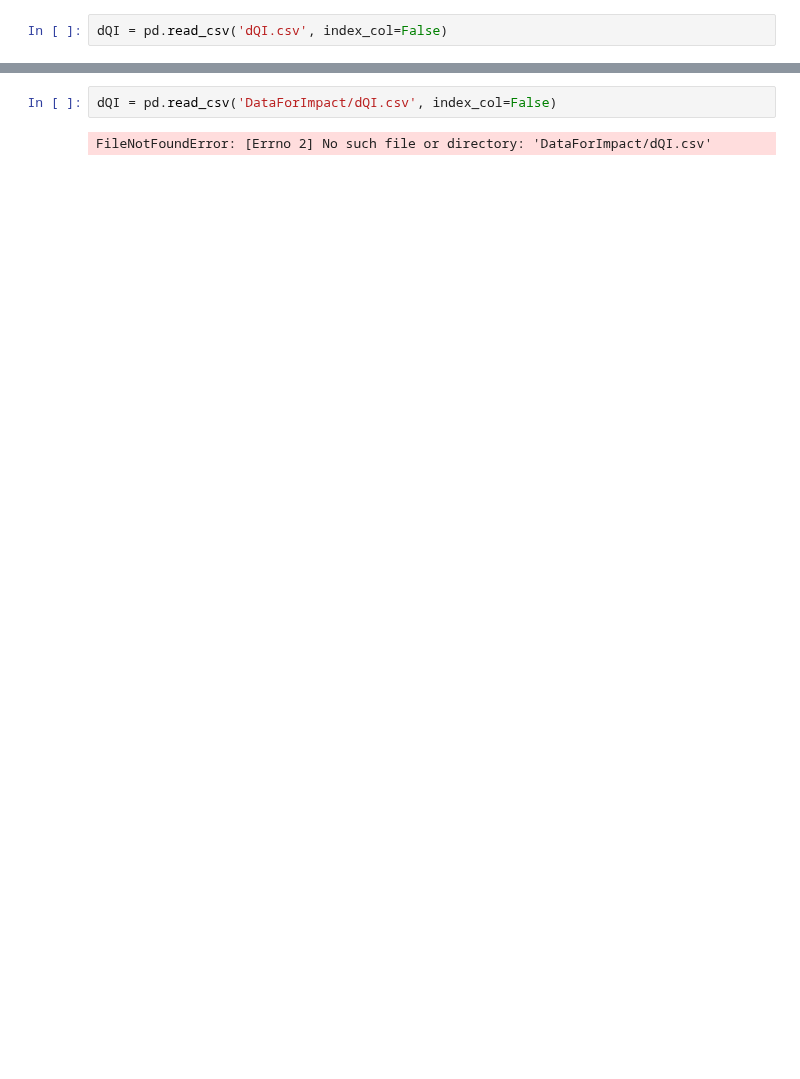
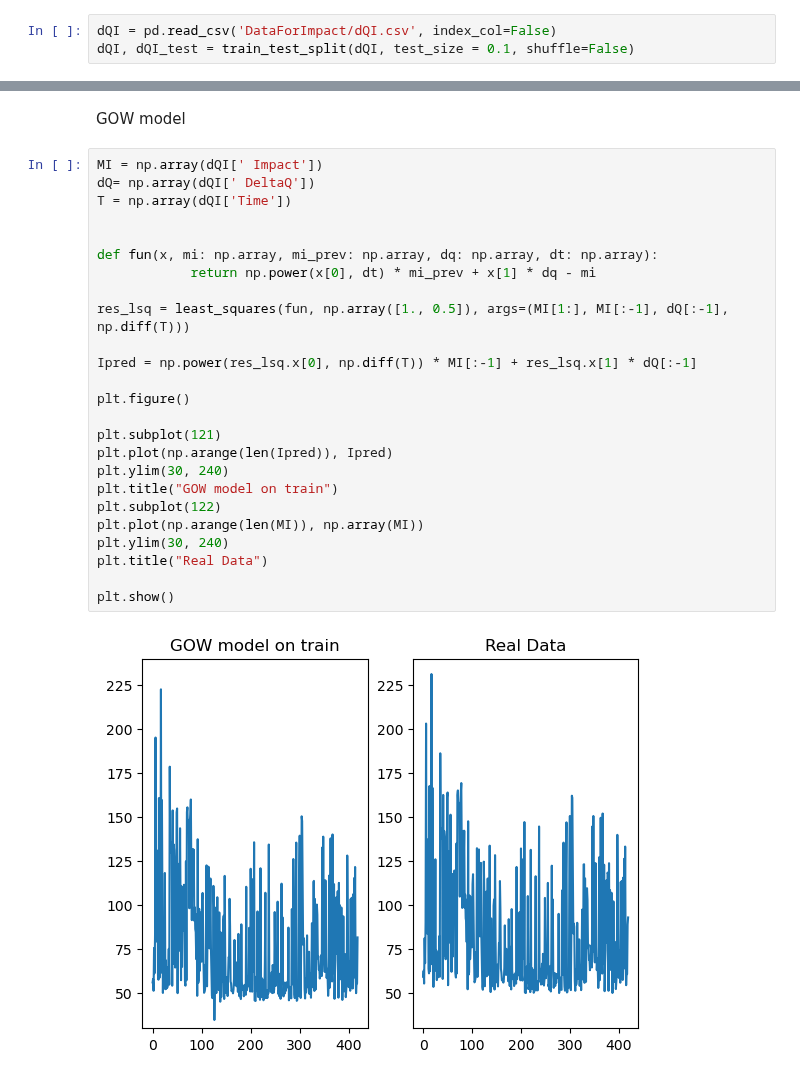
Before and after one commit to VsevolodZaostrovsky/OWModel, a Jupyter notebook: ImpactPrediction/FittingModels.ipynb, the cells around one changed output, grey strips where cells are left out. Drawn from its saved outputs; the diff is of its cells as text; blank space fills up the shorter version.

Commit message:
Models are completed

```diff
--- a/ImpactPrediction/FittingModels.ipynb
+++ b/ImpactPrediction/FittingModels.ipynb
@@ -7,2 +7,3 @@ from scipy.optimize import least_squares
 # %%
-dQI = pd.read_csv('dQI.csv', index_col=False)
+dQI = pd.read_csv('DataForImpact/dQI.csv', index_col=False)
+dQI, dQI_test = train_test_split(dQI, test_size = 0.1, shuffle=False)
@@ -124,4 +10,29 @@ class GOWModel:
-# %%
-dQI = pd.read_csv('DataForImpact/dQI.csv', index_col=False)
-# %% [output]
-FileNotFoundError: [Errno 2] No such file or directory: 'DataForImpact/dQI.csv'
+# %% [markdown]
+GOW model
+# %%
+MI = np.array(dQI[' Impact'])
+dQ= np.array(dQI[' DeltaQ'])
+T = np.array(dQI['Time'])
+
+
+def fun(x, mi: np.array, mi_prev: np.array, dq: np.array, dt: np.array):
+            return np.power(x[0], dt) * mi_prev + x[1] * dq - mi
+
+res_lsq = least_squares(fun, np.array([1., 0.5]), args=(MI[1:], MI[:-1], dQ[:-1], np.diff(T)))
+
+Ipred = np.power(res_lsq.x[0], np.diff(T)) * MI[:-1] + res_lsq.x[1] * dQ[:-1]
+
+plt.figure()
+
+plt.subplot(121)
+plt.plot(np.arange(len(Ipred)), Ipred)
+plt.ylim(30, 240)
+plt.title("GOW model on train")
+plt.subplot(122)
+plt.plot(np.arange(len(MI)), np.array(MI))
+plt.ylim(30, 240)
+plt.title("Real Data")
+
+plt.show()
+# %% [output]
+[figure, added]
```
Also changed, not shown: parts of 11 cells of this notebook, 2 other files.
